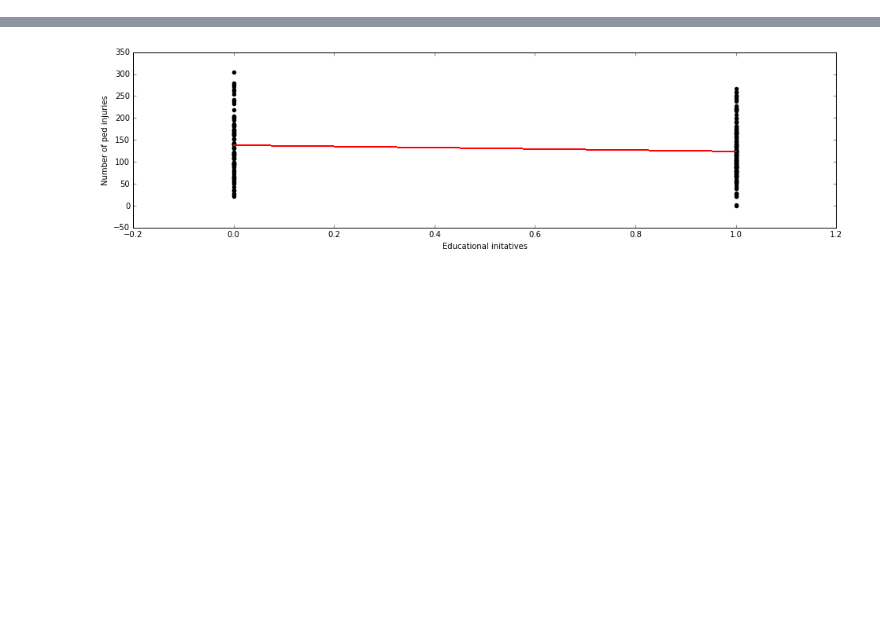
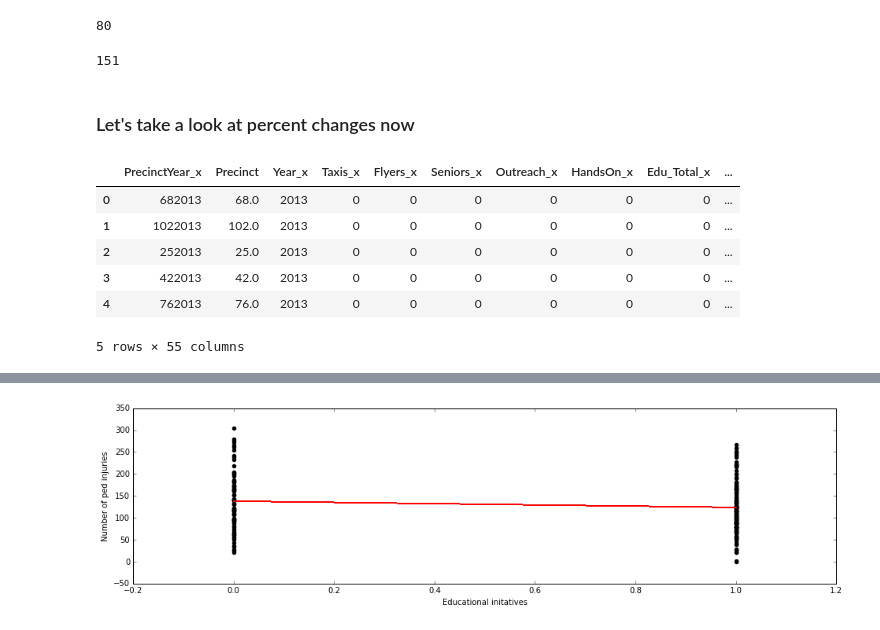
Before and after one commit to anastasiashe/Vision_Zero, a Jupyter notebook: VisionZero_Education.ipynb, the cells around one changed output, grey strips where cells are left out. Drawn from its saved outputs; the diff is of its cells as text; code cells hidden in the pictures; blank space fills up the shorter version.

```diff
--- a/VisionZero_Education.ipynb
+++ b/VisionZero_Education.ipynb
@@ -78,0 +141,37 @@ Name: NUMBER OF PEDESTRIANS INJURED, dtype: int64
+# %%
+(education['Edu_Total'] == 0).sum()
+# %% [output]
+80
+# %%
+(education['Edu_Total'] != 0).sum()
+# %% [output]
+151
+# %% [markdown]
+### Let's take a look at percent changes now
+# %%
+columns = [u'PrecinctYear', u'Precinct', u'Year', u'Taxis', u'Flyers', u'Seniors',
+       u'Outreach', u'HandsOn', u'Edu_Total', u'NUMBER OF PERSONS INJURED',
+       u'NUMBER OF PERSONS KILLED', u'NUMBER OF PEDESTRIANS INJURED',
+       u'NUMBER OF PEDESTRIANS KILLED', u'NUMBER OF CYCLIST INJURED',
+       u'NUMBER OF CYCLIST KILLED', u'NUMBER OF MOTORIST INJURED',
+       u'NUMBER OF MOTORIST KILLED', u'Total_Pop', u'Injuries_Per_Thou']
+# %%
+ed2013 = education.query('Year == 2013')
+ed2013 = ed2013[columns]
+ed2014 = education.query('Year == 2014')
+ed2014 = ed2014[columns]
+ed2015 = education.query('Year == 2015')
+ed2015 = ed2015[columns]
+# %%
+edinit = pd.merge(ed2013, ed2014, on = 'Precinct')
+ed = pd.merge(edinit, ed2015, on = 'Precinct')
+# %%
+ed.head()
+# %% [output]
+|  | PrecinctYear_x | Precinct | Year_x | Taxis_x | Flyers_x | Seniors_x | Outreach_x | HandsOn_x | Edu_Total_x | ... |
+| 0 | 682013 | 68.0 | 2013 | 0 | 0 | 0 | 0 | 0 | 0 | ... |
+| 1 | 1022013 | 102.0 | 2013 | 0 | 0 | 0 | 0 | 0 | 0 | ... |
+| 2 | 252013 | 25.0 | 2013 | 0 | 0 | 0 | 0 | 0 | 0 | ... |
+| 3 | 422013 | 42.0 | 2013 | 0 | 0 | 0 | 0 | 0 | 0 | ... |
+| 4 | 762013 | 76.0 | 2013 | 0 | 0 | 0 | 0 | 0 | 0 | ... |
+5 rows × 55 columns
```
Also changed, not shown: parts of 36 cells of this notebook.
